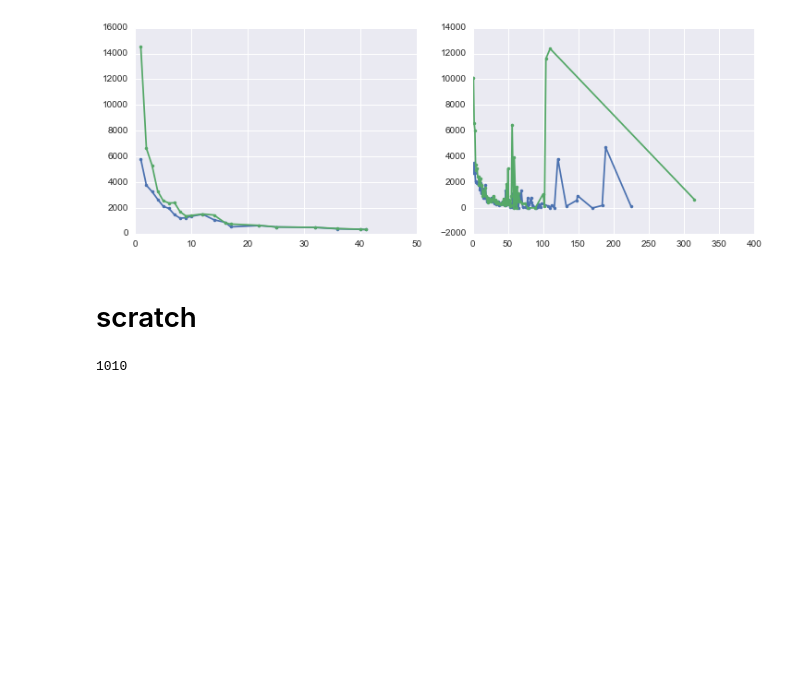
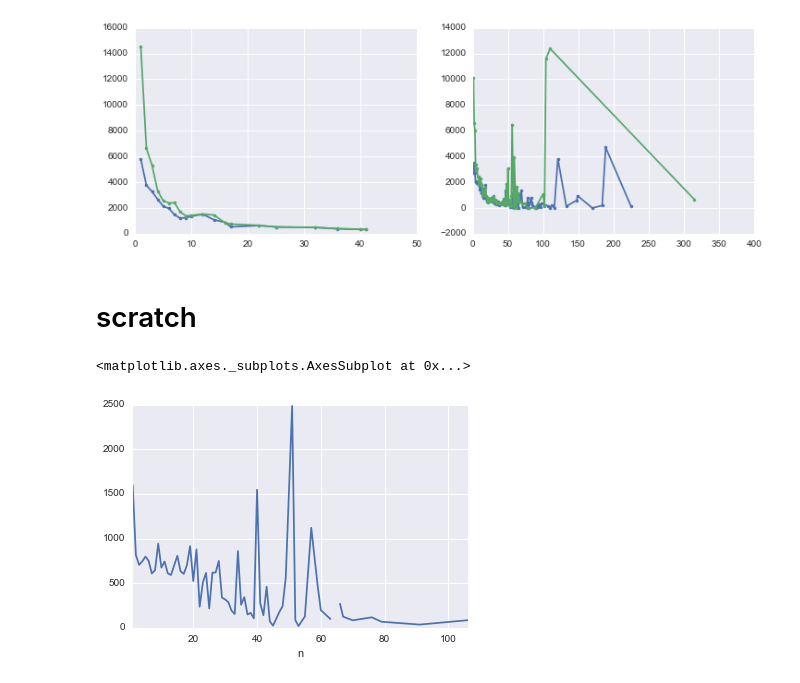
Before and after one commit to jlorince/MusicForaging, a Jupyter notebook: notebooks/explore-exploit.ipynb, the cells around one changed output. Cells and saved outputs as stored; diff of their text form; code cells hidden in the pictures; blank space fills up the shorter version.

Commit message:
artist-block EE oerhaul

```diff
--- a/notebooks/explore-exploit.ipynb
+++ b/notebooks/explore-exploit.ipynb
@@ -104,18 +104,14 @@ df_raw_rand['current_value_tfidf'] = df_raw_rand['current_value'] * df_raw_rand[
 blocked['current_value_tfidf'] = blocked['current_value'] * blocked['idf']
 blocked_rand['current_value_tfidf'] = blocked_rand['current_value'] * blocked_rand['idf']
 # %%
-def return_time_listens(df):
-    df['return_time'] = df['overall_index'].shift(-1)-df['overall_index']
+def return_time(df):
+    df['return_time'] = df['overall_index'].shift(-1) - df['overall_index']-1
     return df[['return_time']]
 
-def return_time(df):
-    df['return_time'] = df['overall_index'].shift(-1) - (df['overall_index']+df['n']-1)
-    return df[['return_time']]
-
-rt = df_raw.groupby('artist_idx').apply(return_time_listens)
+rt = df_raw.groupby('artist_idx').apply(return_time)
 df_raw['return_time'] = rt
 
-rt = df_raw_rand.groupby('artist_idx').apply(return_time_listens)
+rt = df_raw_rand.groupby('artist_idx').apply(return_time)
 df_raw_rand['return_time'] = rt
 
 rt = blocked.groupby('artist_idx').apply(return_time)
@@ -461,13 +477,11 @@ ax.set_xlim(0,400)
 [figure]
 # %% [markdown]
 # scratch
-# %%
-blocked.groupby(np.digitize(blocked['current_value_tfidf'],bins=bins))['nextdist'].mean().reindex(range(1,1001))
-len(bins)
-#np.digitize(blocked['current_value_tfidf'],bins=bins).min()
-#np.histogram(blocked['current_value_tfidf'],bins=bins)
-# %% [output]
-1010
+# %%
+blocked.groupby('n')['return_time'].mean().plot()
+# %% [output]
+<matplotlib.axes._subplots.AxesSubplot at 0x...>
+[figure, added]
 # %%
 fig,ax = plt.subplots(1,1)
 df_raw[df_raw['artist_idx']==1149][['current_value','current_value_tfidf','final_value','final_value_tfidf','global_value']].plot(ax=ax)
```
Also changed, not shown: parts of 1 cell of this notebook, 2 other files.
